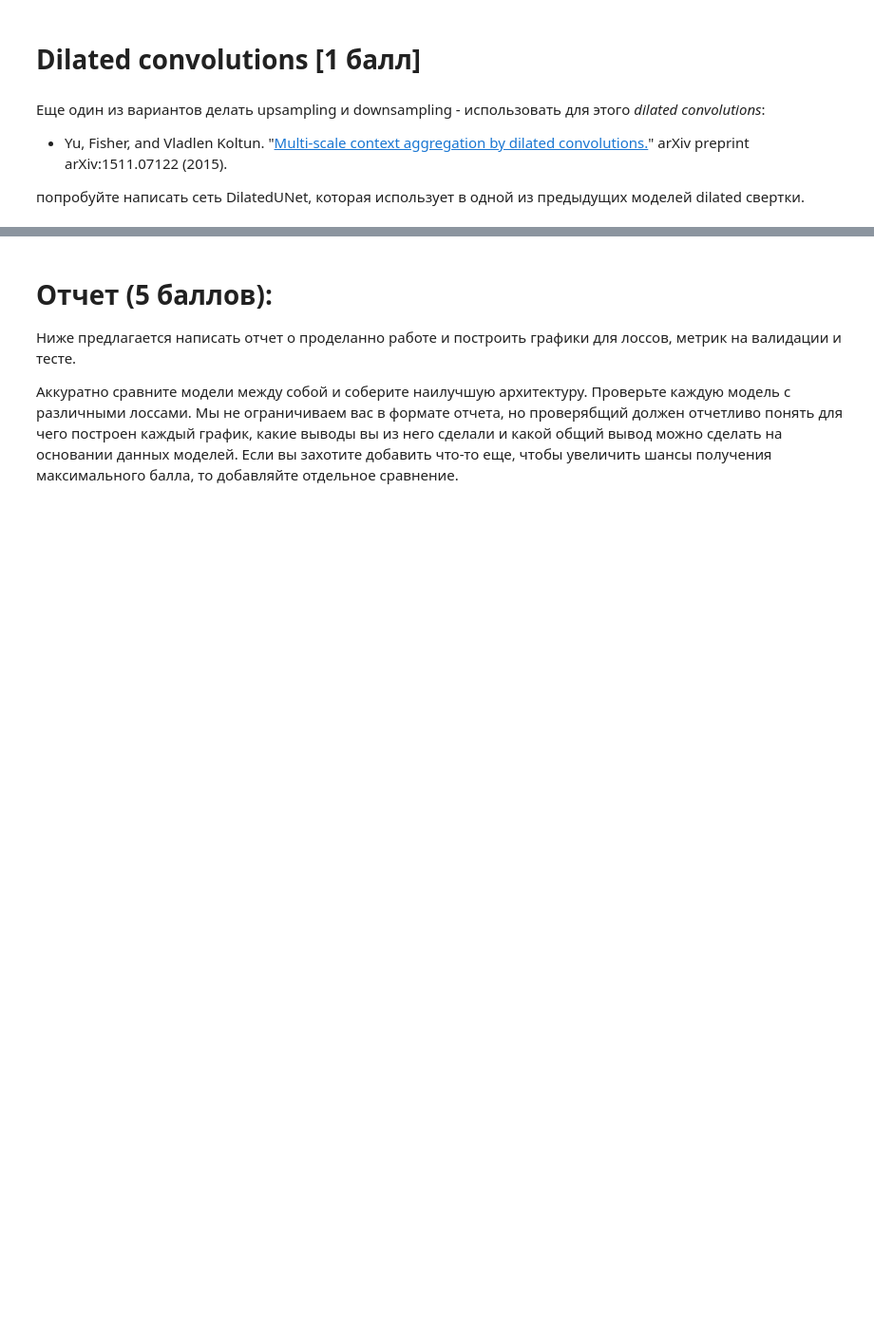
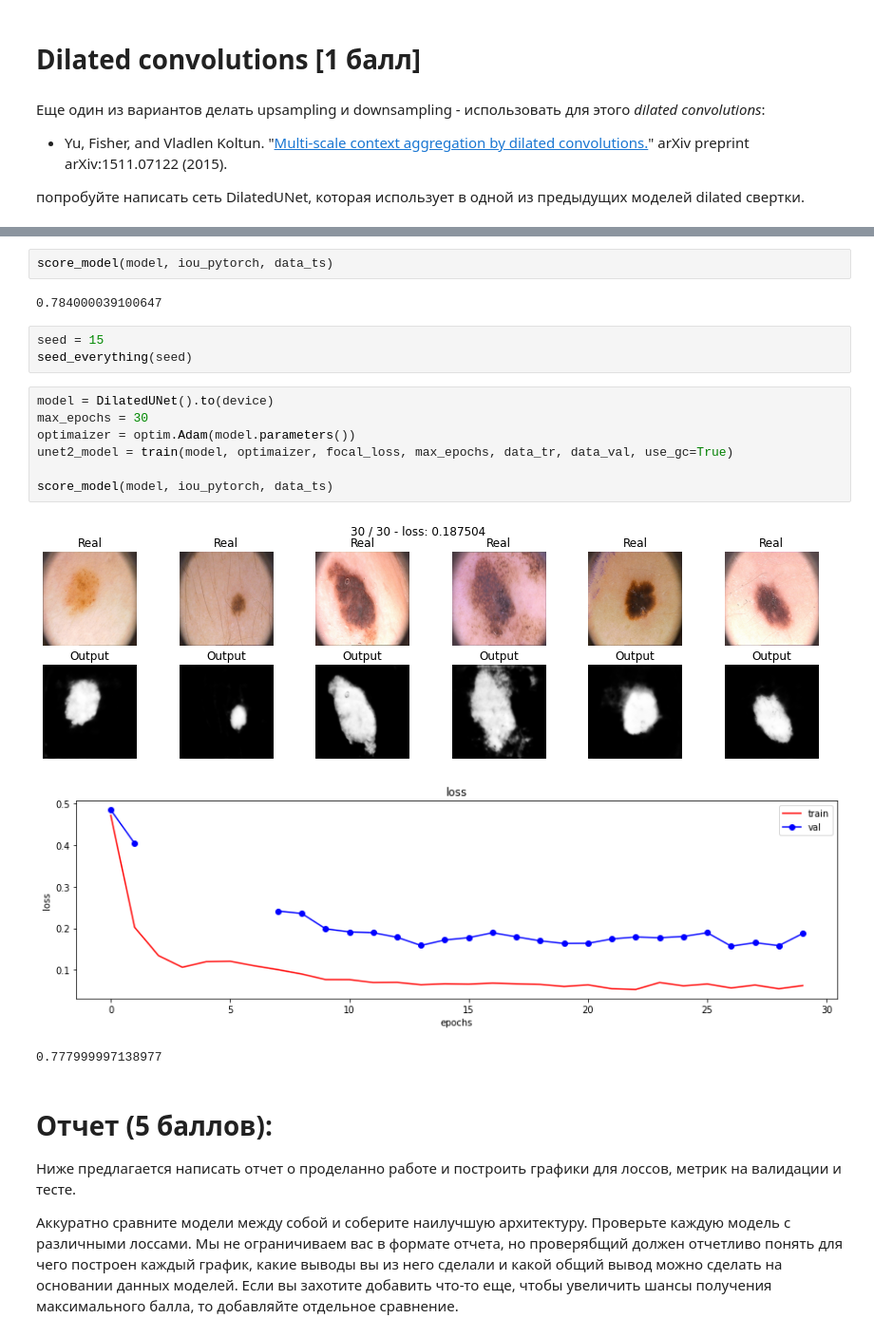
Before and after one commit to zelcookie/madmo_sber, a Jupyter notebook: hw/week3/[hw]binary_semantic_segmentation_partial.ipynb, the cells around one changed output, grey strips where cells are left out. Shown at 95% size. Cells and saved outputs as stored; diff of their text form; blank space fills up the shorter version.

```diff
--- a/hw/week3/[hw]binary_semantic_segmentation_partial.ipynb
+++ b/hw/week3/[hw]binary_semantic_segmentation_partial.ipynb
@@ -826,3 +884,21 @@ train(model, optim.Adam(model.parameters()), bce_loss, 20, data_tr, data_val)
+# %%
+score_model(model, iou_pytorch, data_ts)
+# %% [output]
+0.784000039100647
+# %%
+seed = 15
+seed_everything(seed)
+# %%
+model = DilatedUNet().to(device)
+max_epochs = 30
+optimaizer = optim.Adam(model.parameters())
+unet2_model = train(model, optimaizer, focal_loss, max_epochs, data_tr, data_val, use_gc=True)
+
+score_model(model, iou_pytorch, data_ts)
+# %% [output]
+[figure, added]
+[figure, added]
+0.777999997138977
 # %% [markdown]
 # Отчет (5 баллов):
 Ниже предлагается написать отчет о проделанно работе и построить графики для лоссов, метрик на валидации и тесте.
```
Also changed, not shown: parts of 31 cells of this notebook.
